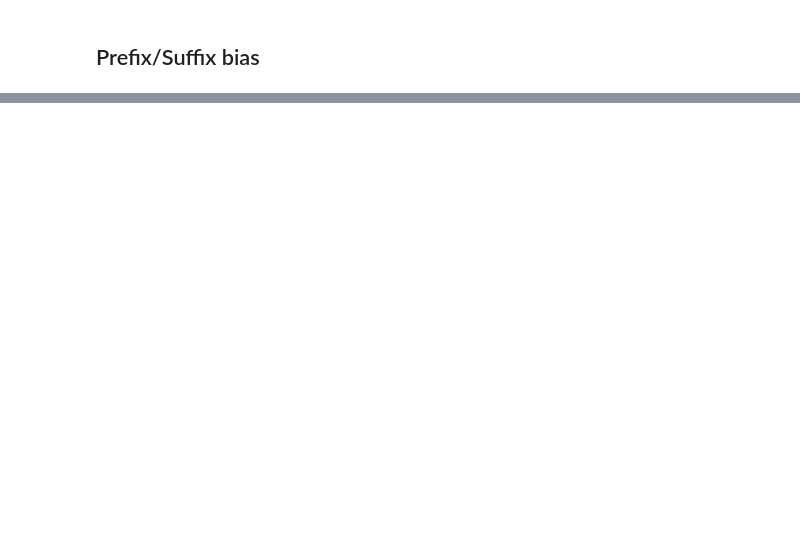
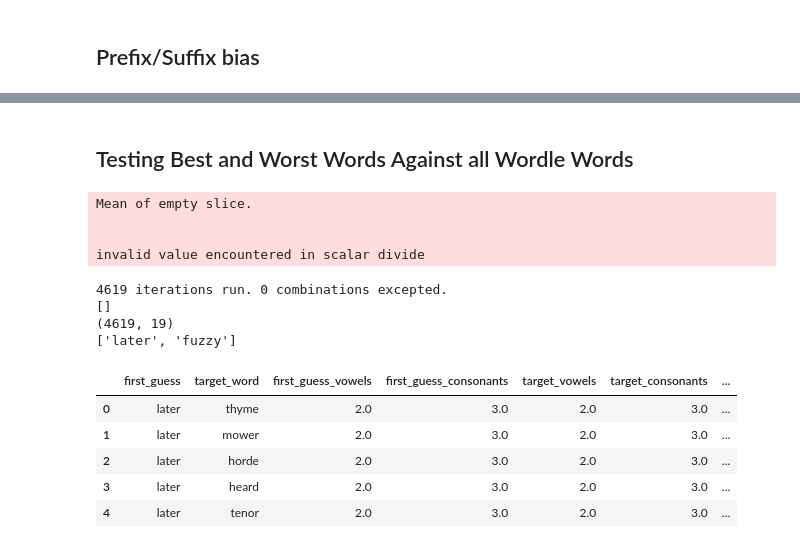
Before and after one commit to kmaurinjones/wordle_wizard, a Jupyter notebook: wordle_testing.ipynb, the cells around one changed output, grey strips where cells are left out. Saved outputs shown, nothing was run; the diff lists cells and outputs as text; code cells hidden in the pictures; blank space fills up the shorter version.

```diff
--- a/wordle_testing.ipynb
+++ b/wordle_testing.ipynb
@@ -1450,0 +962,52 @@ sorted_gram_dist[:15]
+# %% [markdown]
+## Testing Best and Worst Words Against all Wordle Words
+# %%
+excepts = [] # keeping track of word combinations that don't work for some reason
+
+stats_master = {}
+
+for start_word in ["later", "fuzzy"]:
+
+    for target_word in official_words:
+
+        ## only run the combination if it hasn't been done already
+        try:
+            complete = wordle_wizard(word_list = official_words, max_guesses = 15,
+                guess = start_word, target = target_word,
+                random_guess = False, random_target = False,
+                    verbose = False, drama = 0, return_stats = True)
+
+        except:
+            IndexError
+            excepts.append((complete["first_guess"], complete["target_word"]))
+
+        for metric, result in complete.items():
+            if metric in stats_master.keys():
+                stats_master[metric].append(result)
+            else:
+                stats_master[metric] = []
+
+### df creation and csv writing
+sims_df = pd.DataFrame(stats_master)
+
+print(f"{len(sims_df)} iterations run. {len(excepts)} combinations excepted.")
+print(excepts[:10])
+
+print(sims_df.shape)
+print(sims_df['first_guess'].unique().tolist())
+sims_df.head()
+# %% [output]
+Mean of empty slice.
+
+
+invalid value encountered in scalar divide
+4619 iterations run. 0 combinations excepted.
+[]
+(4619, 19)
+['later', 'fuzzy']
+|  | first_guess | target_word | first_guess_vowels | first_guess_consonants | target_vowels | target_consonants | ... |
+| 0 | later | thyme | 2.0 | 3.0 | 2.0 | 3.0 | ... |
+| 1 | later | mower | 2.0 | 3.0 | 2.0 | 3.0 | ... |
+| 2 | later | horde | 2.0 | 3.0 | 2.0 | 3.0 | ... |
+| 3 | later | heard | 2.0 | 3.0 | 2.0 | 3.0 | ... |
+| 4 | later | tenor | 2.0 | 3.0 | 2.0 | 3.0 | ... |
```
Also changed, not shown: parts of 41 cells of this notebook, 10 other files.
